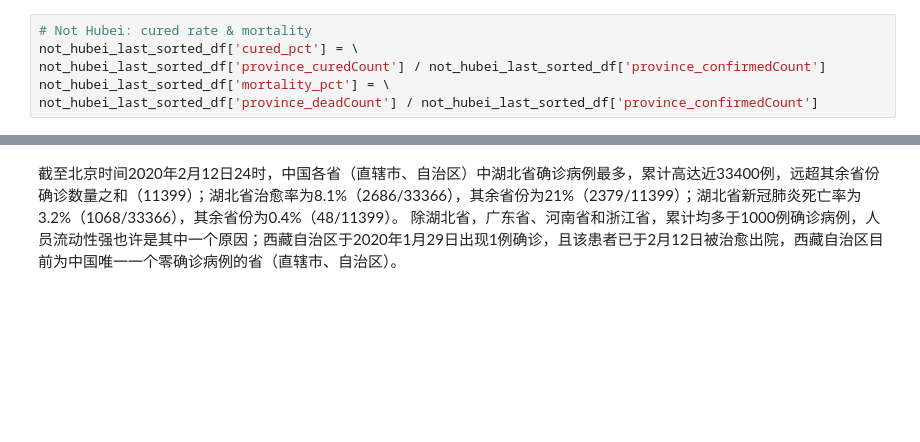
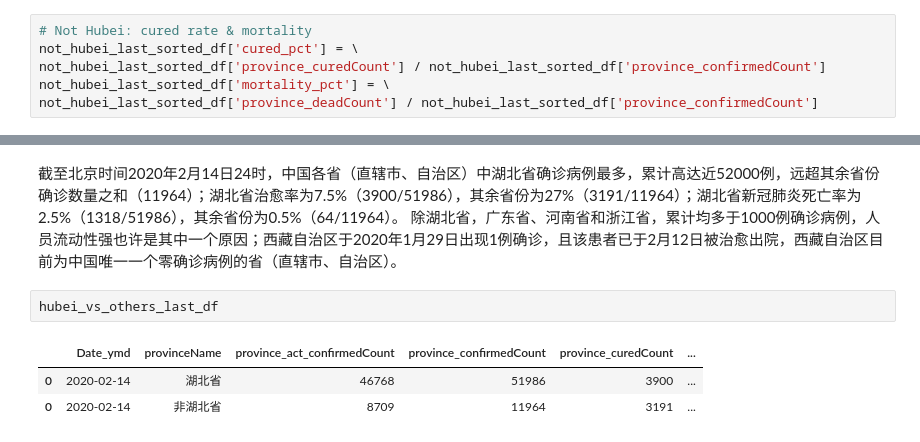
Before and after one commit to jingwen-z/python-playground, a Jupyter notebook: analysis/2019_nCoV/2019_nCoV.ipynb, the cells around one changed output, grey strips where cells are left out. Saved outputs shown, nothing was run; the diff lists cells and outputs as text; blank space fills up the shorter version.

```diff
--- a/analysis/2019_nCoV/2019_nCoV.ipynb
+++ b/analysis/2019_nCoV/2019_nCoV.ipynb
@@ -784,6 +761,12 @@ plt.show()
 # %% [markdown]
-截至北京时间2020年2月12日24时，中国各省（直辖市、自治区）中湖北省确诊病例最多，累计高达近33400例，远超其余省份确诊数量之和（11399）；湖北省治愈率为8.1%（2686/33366），其余省份为21%（2379/11399）；湖北省新冠肺炎死亡率为3.2%（1068/33366），其余省份为0.4%（48/11399）。
+截至北京时间2020年2月14日24时，中国各省（直辖市、自治区）中湖北省确诊病例最多，累计高达近52000例，远超其余省份确诊数量之和（11964）；湖北省治愈率为7.5%（3900/51986），其余省份为27%（3191/11964）；湖北省新冠肺炎死亡率为2.5%（1318/51986），其余省份为0.5%（64/11964）。
 除湖北省，广东省、河南省和浙江省，累计均多于1000例确诊病例，人员流动性强也许是其中一个原因；西藏自治区于2020年1月29日出现1例确诊，且该患者已于2月12日被治愈出院，西藏自治区目前为中国唯一一个零确诊病例的省（直辖市、自治区）。
+# %%
+hubei_vs_others_last_df
+# %% [output]
+|  | Date_ymd | provinceName | province_act_confirmedCount | province_confirmedCount | province_curedCount | ... |
+| 0 | 2020-02-14 | 湖北省 | 46768 | 51986 | 3900 | ... |
+| 0 | 2020-02-14 | 非湖北省 | 8709 | 11964 | 3191 | ... |
 # %%
 not_hubei_last_sorted_df.head(2)
 # %% [output]
```
Also changed, not shown: parts of 9 cells of this notebook.
